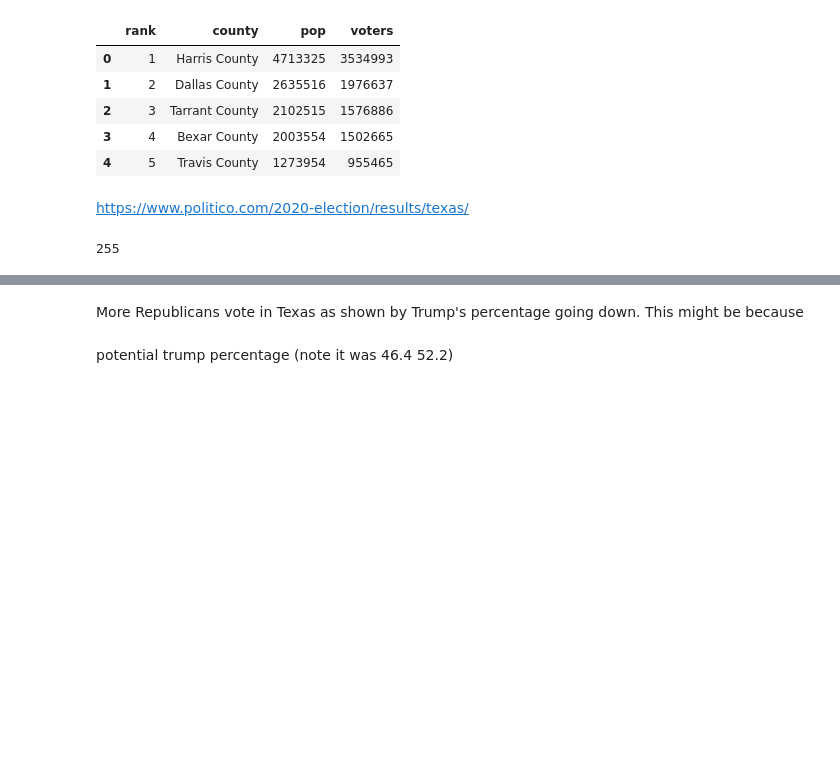
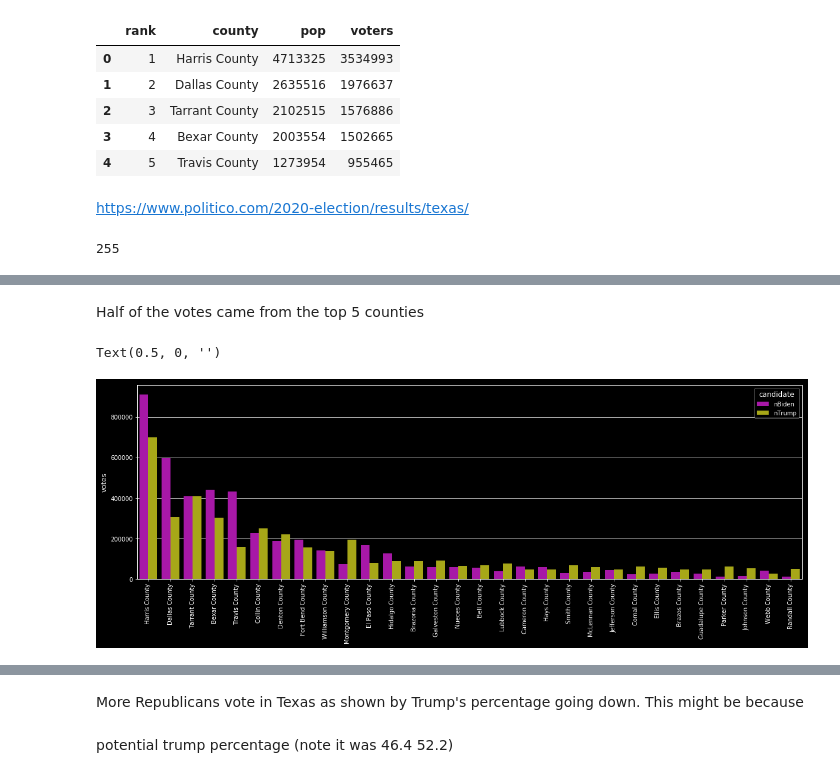
Before and after one commit to seanczak/torch_series_blog, a Jupyter notebook: nbs/election/how_swingable_is_texas.ipynb, the cells around one changed output, grey strips where cells are left out. Cells and saved outputs as stored; diff of their text form; code cells hidden in the pictures; blank space fills up the shorter version.

```diff
--- a/nbs/election/how_swingable_is_texas.ipynb
+++ b/nbs/election/how_swingable_is_texas.ipynb
@@ -124,0 +128,17 @@ texas.head()
+# %% [markdown]
+Half of the votes came from the top 5 counties
+# %%
+df = texas.sort_values('total',ascending=False).iloc[:30]
+
+x = 'county'
+y = 'votes'
+hue = 'candidate'
+
+melted_df = pd.melt(df[['nBiden','nTrump', x]], id_vars=[x],var_name=hue, value_name = y)
+
+plt.figure(figsize=(20,6))
+sns.barplot(x=x, y=y, hue=hue, data=melted_df, palette=['m','y'])
+plt.xticks(rotation=90); plt.xlabel('')
+# %% [output]
+Text(0.5, 0, '')
+[figure, added]
```
Also changed, not shown: parts of 8 cells of this notebook, 5 other files.
